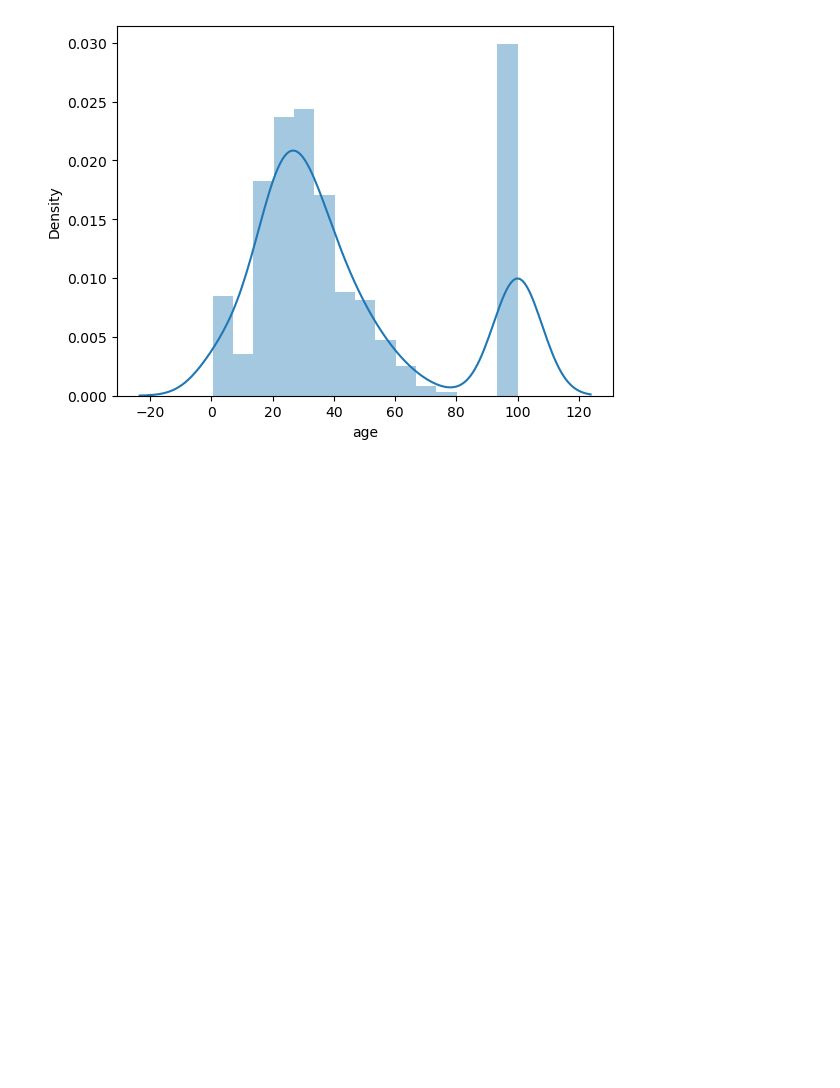
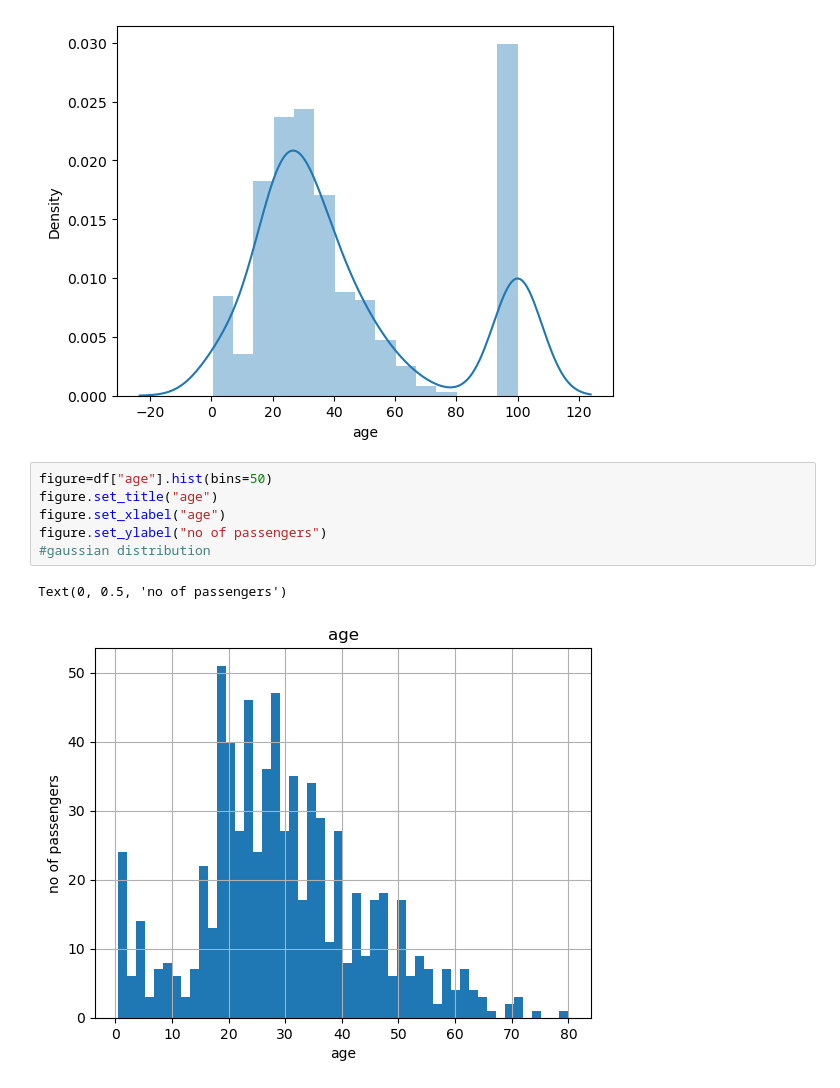
Before and after one commit to NandiniMusale/githubpractice, a Jupyter notebook: missing_values.ipynb, the cells around one changed output. Drawn from its saved outputs; the diff is of its cells as text; blank space fills up the shorter version.

```diff
--- a/missing_values.ipynb
+++ b/missing_values.ipynb
@@ -43,3 +43,12 @@ https://gist.github.com/mwaskom/de44147ed2974457ad6372750bbe5751
   sns.distplot(df["age"].fillna(100))
 <Axes: xlabel='age', ylabel='Density'>
 [figure]
+# %%
+figure=df["age"].hist(bins=50)
+figure.set_title("age")
+figure.set_xlabel("age")
+figure.set_ylabel("no of passengers")
+#gaussian distribution
+# %% [output]
+Text(0, 0.5, 'no of passengers')
+[figure, added]
```
Also changed, not shown: parts of 19 cells of this notebook.
